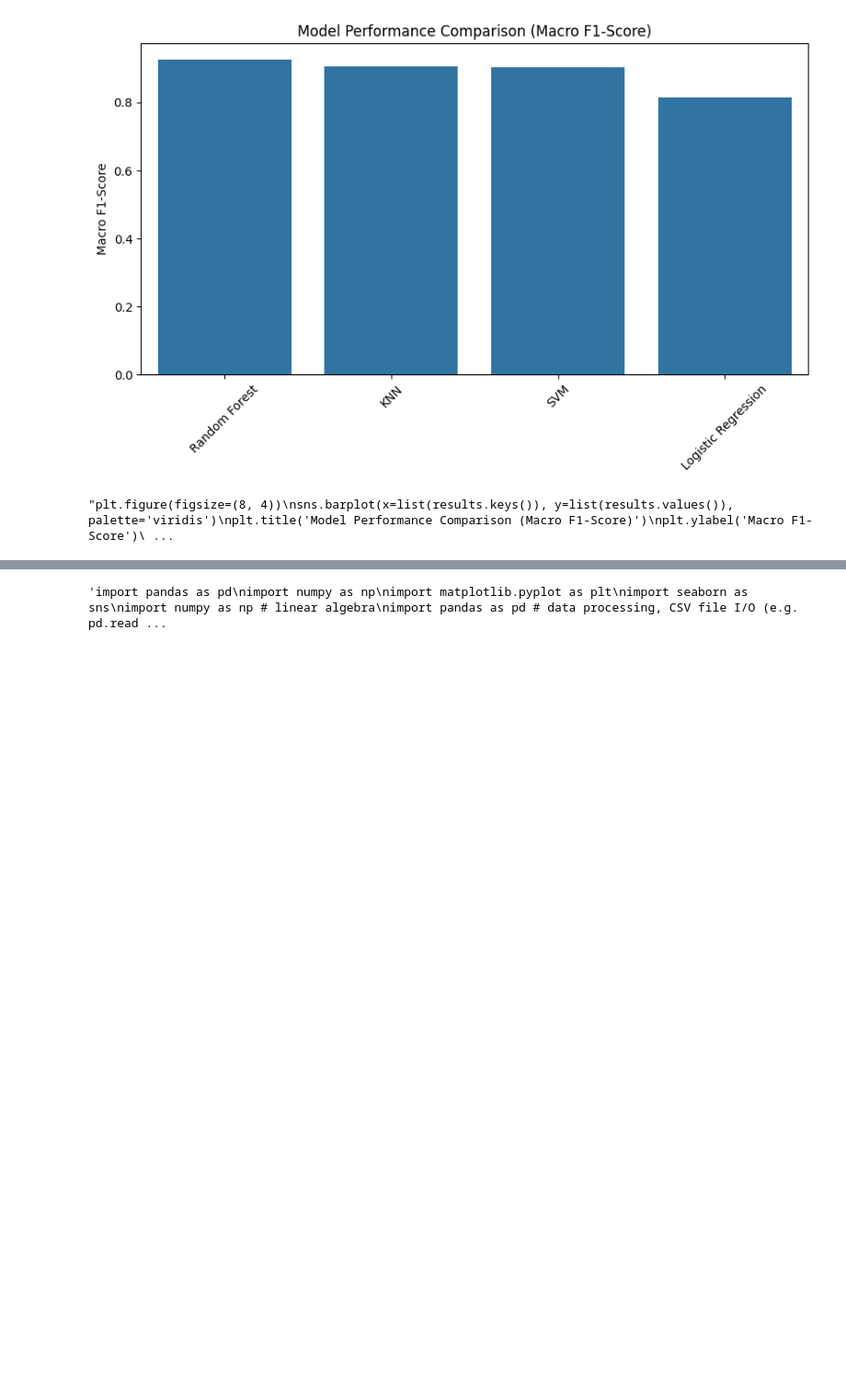
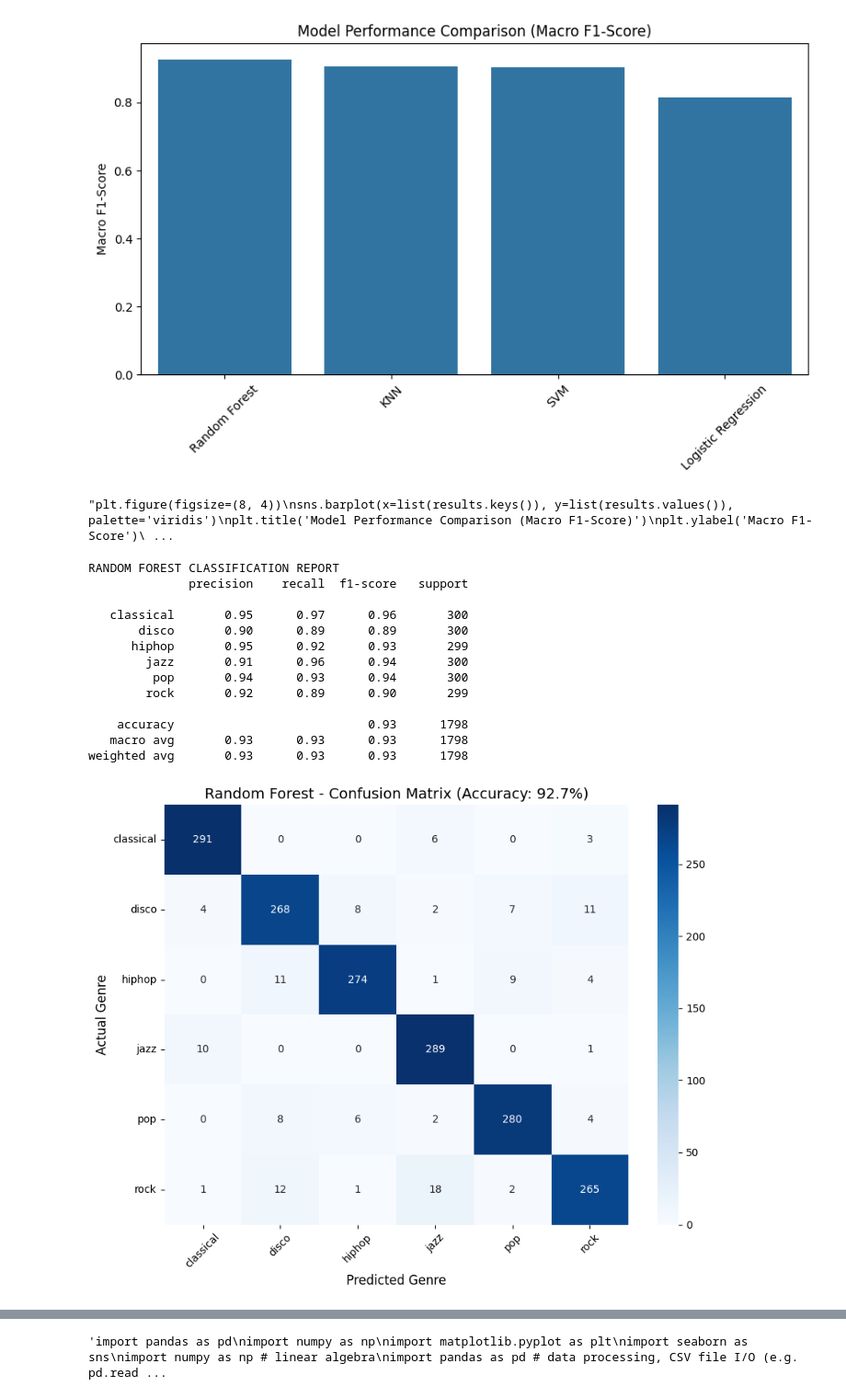
Before and after one commit to SNIGDHA-ms24043/IDC-PROJECT--Music-Genre-Classification, a Jupyter notebook: Music_Genre_IDC_Project.ipynb, the cells around one changed output, grey strips where cells are left out. Shown at 92% size. Drawn from its saved outputs; the diff is of its cells as text; code cells hidden in the pictures; blank space fills up the shorter version.

```diff
--- a/Music_Genre_IDC_Project.ipynb
+++ b/Music_Genre_IDC_Project.ipynb
@@ -470,3 +471,45 @@ Logistic Regression:
   Macro F1: 0.8141
 [figure]
 "plt.figure(figsize=(8, 4))\nsns.barplot(x=list(results.keys()), y=list(results.values()), palette='viridis')\nplt.title('Model Performance Comparison (Macro F1-Score)')\nplt.ylabel('Macro F1-Score')\ ...
+# %%
+#gurleen
+# confusion matrix for random forest classification model
+rf_model = models['Random Forest']
+y_pred_rf = rf_model.predict(X_test_scaled)
+
+print("RANDOM FOREST CLASSIFICATION REPORT")
+print(classification_report(y_test, y_pred_rf))
+
+cm = confusion_matrix(y_test, y_pred_rf)
+
+plt.figure(figsize=(9, 7))
+sns.heatmap(
+    cm,
+    annot=True,
+    fmt='d',
+    cmap='Blues',
+    xticklabels=rf_model.classes_,
+    yticklabels=rf_model.classes_,
+)
+plt.title('Random Forest - Confusion Matrix (Accuracy: 92.7%)', fontsize=14)
+plt.xlabel('Predicted Genre', fontsize=12)
+plt.ylabel('Actual Genre', fontsize=12)
+plt.xticks(rotation=45)
+plt.yticks(rotation=0)
+plt.tight_layout()
+plt.show()
+# %% [output]
+RANDOM FOREST CLASSIFICATION REPORT
+              precision    recall  f1-score   support
+
+   classical       0.95      0.97      0.96       300
+       disco       0.90      0.89      0.89       300
+      hiphop       0.95      0.92      0.93       299
+        jazz       0.91      0.96      0.94       300
+         pop       0.94      0.93      0.94       300
+        rock       0.92      0.89      0.90       299
+
+    accuracy                           0.93      1798
+   macro avg       0.93      0.93      0.93      1798
+weighted avg       0.93      0.93      0.93      1798
+[figure, added]
```
Also changed, not shown: parts of 2 cells of this notebook.
